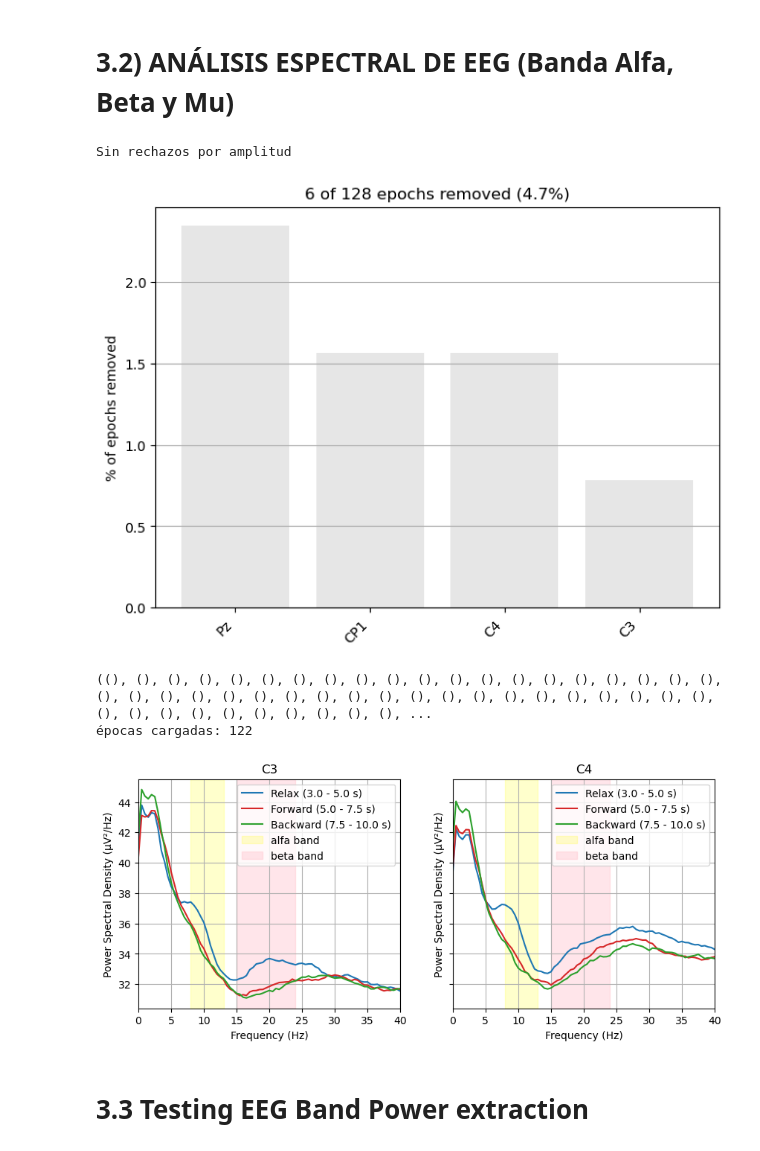
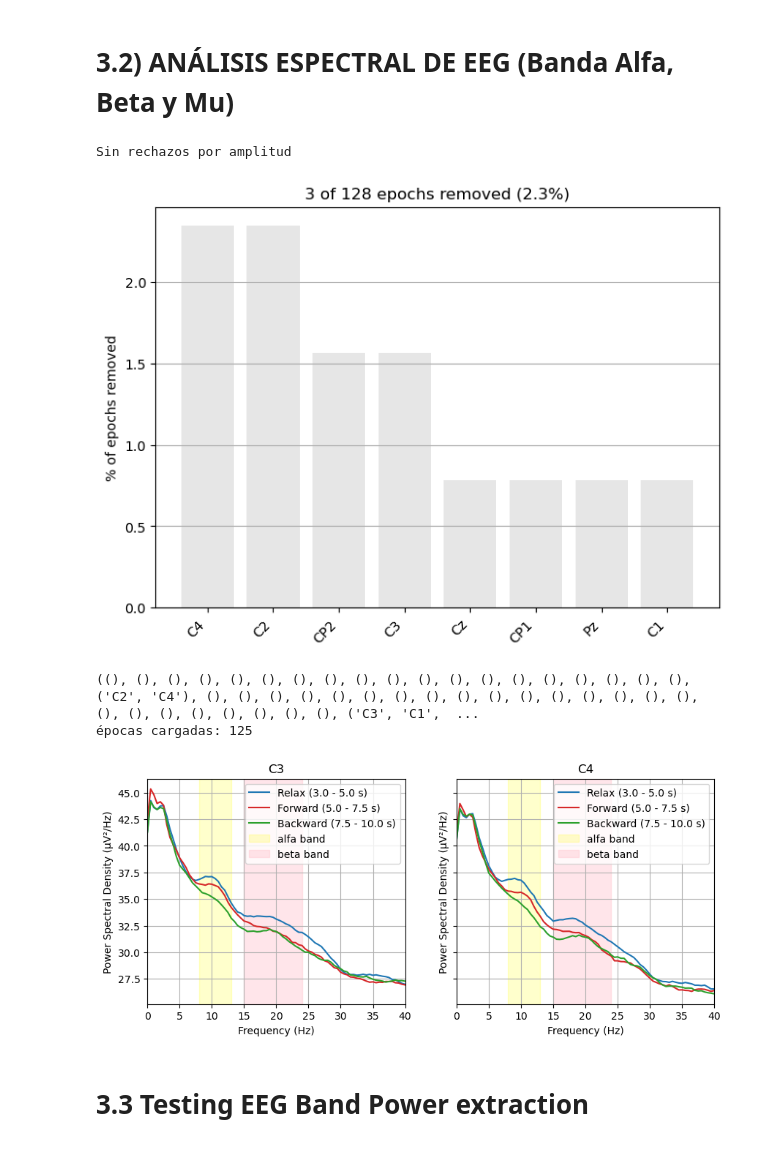
Before and after one commit to MonkeyDYoyi/NewExperimentCode, a Jupyter notebook: NewCode.ipynb, the cells around one changed output. Drawn from its saved outputs; the diff is of its cells as text; code cells hidden in the pictures.

```diff
--- a/NewCode.ipynb
+++ b/NewCode.ipynb
@@ -2011,48 +2011,38 @@ def plot_c3_trial_dynamics(preOrPost, subject, condition, fs=2400, method='multi
     ax[1].legend()
     ax[1].grid(True)
 
 
 
 
     #plt.tight_layout()
     plt.show()
 
     # Restaurar el estilo por defecto de Matplotlib
     # plt.style.use('default')
 
 # ==============================================================================
 # EJEMPLO DE USO (Cópialo en tu celda de ejecución)
 # ==============================================================================
-subject = "16"
+subject = "15"
 condition = "stim"
 preOrPost = "pre"
 # method = 'multitaper'  # 'welch' o 'multitaper'
 method = 'multitaper'
 
 #epochs_pre_crudo = mne.read_epochs(file_eeg_pre, preload=True, verbose=False)
 print("Sin rechazos por amplitud")
 Preprocessed_Data_Folder = r"C:\Yoyi\Preprocessed Data"
-# Preprocessed_Data_Folder = r"C:\Yoyi\Preprocessed Data\100 de rechazo de amplitud"
-# Preprocessed_Data_Folder = r"C:\Yoyi\Preprocessed Data\150 de rechazo de amplitud"
 # plot_c3_trial_dynamics(preOrPost, subject=subject, condition=condition, method=method, window_position=0)
 
-# print("100 de rechazo de amplitud")
-
-# #Preprocessed_Data_Folder = r"C:\Yoyi\Preprocessed Data\100 de rechazo de amplitud"
-# plot_c3_trial_dynamics(preOrPost, subject=subject, condition=condition, method=method, window_position=1)
-
-# print("150 de rechazo de amplitud")
-
-#Preprocessed_Data_Folder = r"C:\Yoyi\Preprocessed Data\150 de rechazo de amplitud"
 plot_c3_trial_dynamics(preOrPost, subject=subject, condition=condition, method=method, window_position=2)
 
 # plot_c3_trial_dynamics(preOrPost, subject=subject, condition=condition, method=method, window_position=3)
 # %% [output]
 Sin rechazos por amplitud
-[figure, old version]
+[figure, new version]
-((), (), (), (), (), (), (), (), (), (), (), (), (), (), (), (), (), (), (), (), (), (), (), (), (), (), (), (), (), (), (), (), (), (), (), (), (), (), (), (), (), (), (), (), (), (), (), (), (), (), ...
-épocas cargadas: 122
+((), (), (), (), (), (), (), (), (), (), (), (), (), (), (), (), (), (), (), ('C2', 'C4'), (), (), (), (), (), (), (), (), (), (), (), (), (), (), (), (), (), (), (), (), (), (), (), (), ('C3', 'C1',  ...
+épocas cargadas: 125
-[figure, old version]
+[figure, new version]
 # %% [markdown]
 # 3.3 Testing EEG Band Power extraction
 # %%
```
Also changed, not shown: parts of 4 cells of this notebook, 2 other files.
